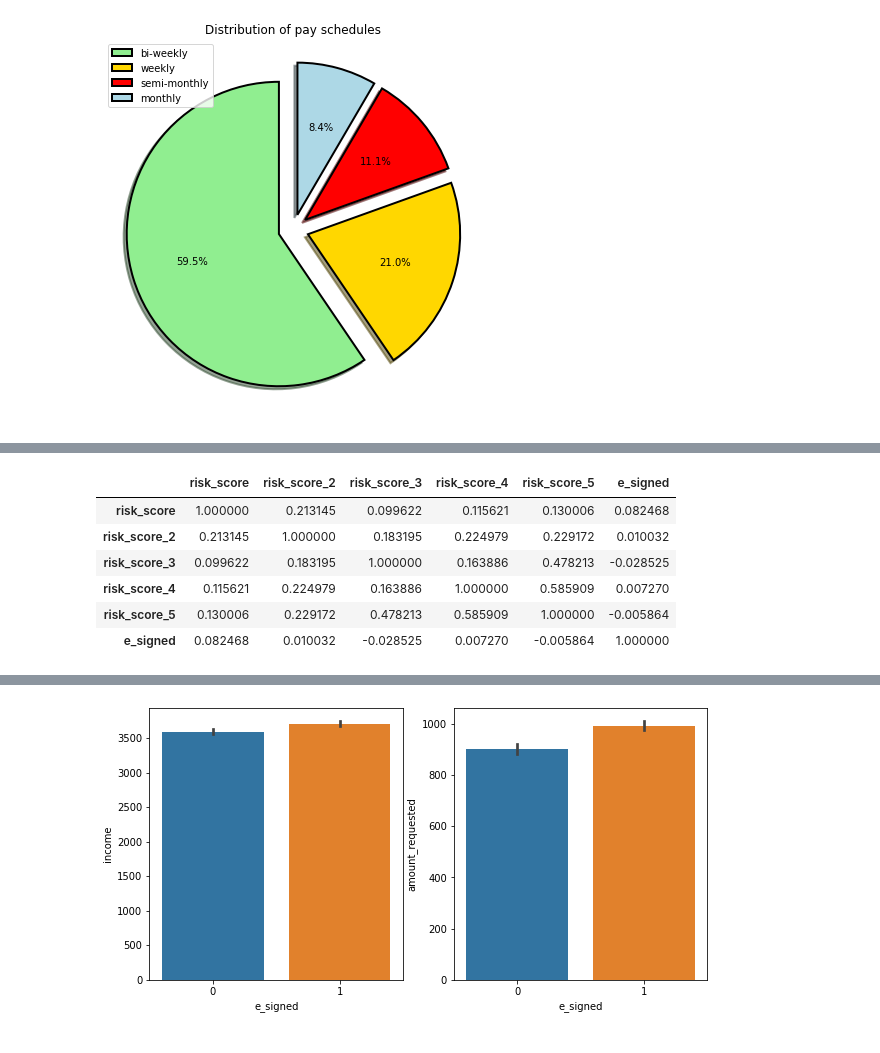
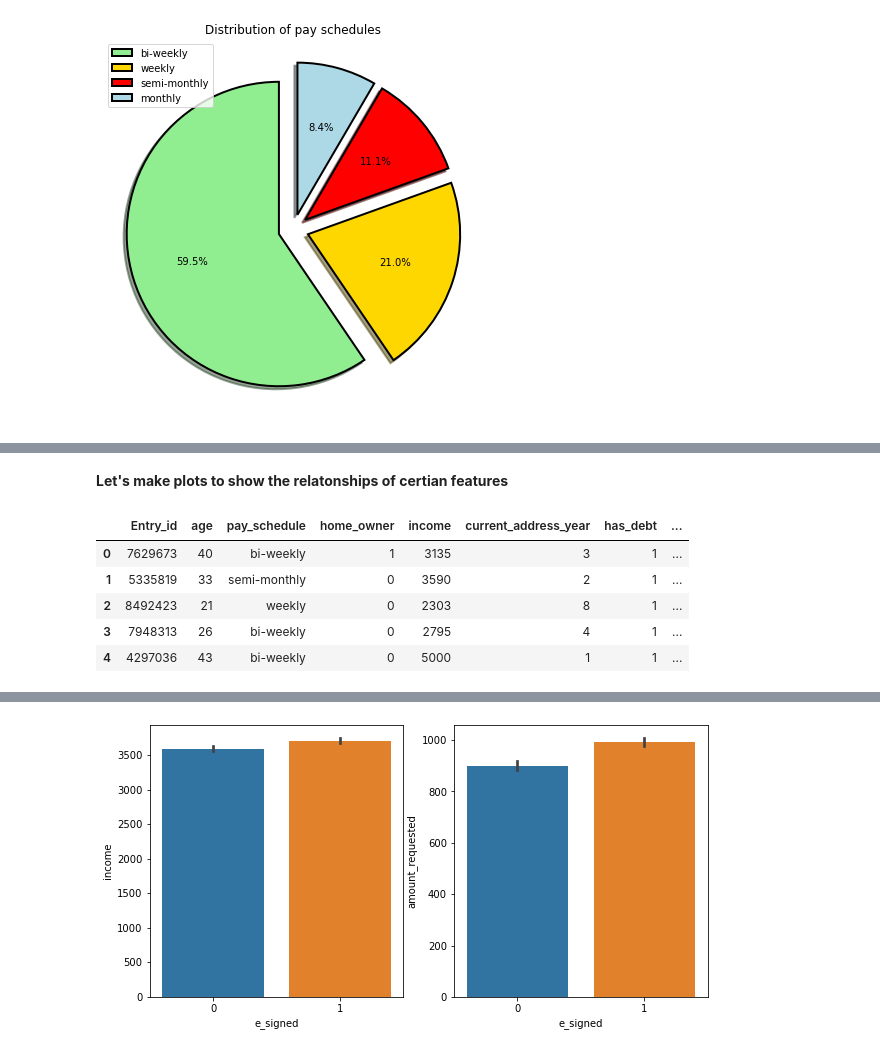
Before and after one commit to Apprentice-doa/DataFestAfrica-Hackathon--E-Process-Applicaton-Classification, a Jupyter notebook: Borrowme EDA.ipynb, the cells around one changed output, grey strips where cells are left out. Cells and saved outputs as stored; diff of their text form; code cells hidden in the pictures.

```diff
--- a/Borrowme EDA.ipynb
+++ b/Borrowme EDA.ipynb
@@ -5,5 +8,16 @@
 # %%
+#Import Basic libraries
+
 import pandas as pd
 import numpy as np
 import seaborn as sns
 import matplotlib.pyplot as plt
+
+print("Import Successful; Libraries")
+
+#Import Datasets
+
+trainset = pd.read_csv("Data/train.csv")
+testset = pd.read_csv("Data/test.csv")
+
+print("Import Successful; Data")
@@ -126,11 +180,22 @@ Clearly, there is no correlation between (e_signed, customer age) and (e_signed,
+# %%
+#convert month_employed to year and add to year_employed
+trainset["time_employed"] = trainset.years_employed +(trainset.months_employed/12)
+trainset.drop(["years_employed","months_employed"],axis = 1, inplace=True)
+
+#convert personal_account_m to year and add to personal_account_y
+trainset["acct_time"] = trainset.personal_account_y +(trainset.personal_account_m/12)
+trainset.drop(["personal_account_y","personal_account_m"],axis = 1, inplace=True)
+
+#Normalize risk_score
+trainset["risk_score"] = (trainset.risk_score/100000)
+# %% [markdown]
+**Let's make plots to show the relatonships of certian features**
 # %%
-df_corr_risk = df[['risk_score', 'risk_score_2', 'risk_score_3', 'risk_score_4', 'risk_score_5', 'e_signed']].corr()
-df_corr_risk
+trainset.head()
 # %% [output]
-|  | risk_score | risk_score_2 | risk_score_3 | risk_score_4 | risk_score_5 | e_signed |
-| risk_score | 1.000000 | 0.213145 | 0.099622 | 0.115621 | 0.130006 | 0.082468 |
-| risk_score_2 | 0.213145 | 1.000000 | 0.183195 | 0.224979 | 0.229172 | 0.010032 |
-| risk_score_3 | 0.099622 | 0.183195 | 1.000000 | 0.163886 | 0.478213 | -0.028525 |
-| risk_score_4 | 0.115621 | 0.224979 | 0.163886 | 1.000000 | 0.585909 | 0.007270 |
-| risk_score_5 | 0.130006 | 0.229172 | 0.478213 | 0.585909 | 1.000000 | -0.005864 |
-| e_signed | 0.082468 | 0.010032 | -0.028525 | 0.007270 | -0.005864 | 1.000000 |
+|  | Entry_id | age | pay_schedule | home_owner | income | current_address_year | has_debt | ... |
+| 0 | 7629673 | 40 | bi-weekly | 1 | 3135 | 3 | 1 | ... |
+| 1 | 5335819 | 33 | semi-monthly | 0 | 3590 | 2 | 1 | ... |
+| 2 | 8492423 | 21 | weekly | 0 | 2303 | 8 | 1 | ... |
+| 3 | 7948313 | 26 | bi-weekly | 0 | 2795 | 4 | 1 | ... |
+| 4 | 4297036 | 43 | bi-weekly | 0 | 5000 | 1 | 1 | ... |
```
Also changed, not shown: parts of 67 cells of this notebook.
